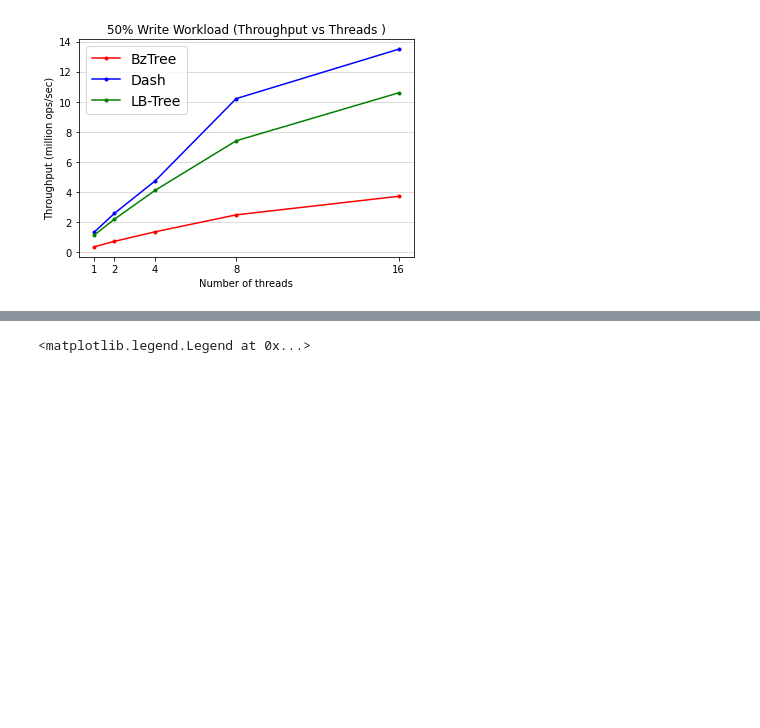
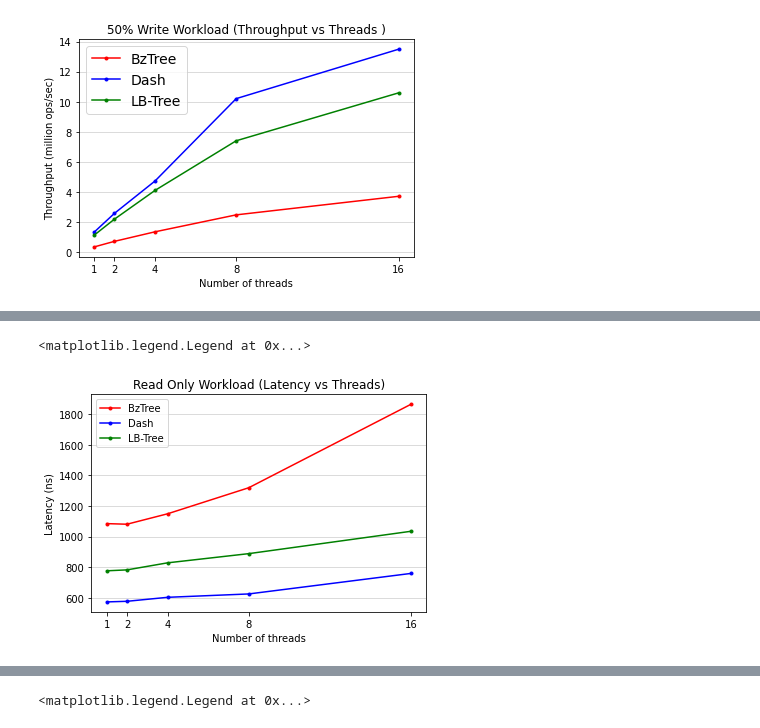
Before and after one commit to nisargshah95/Comparison-of-Indexes-for-PMem, a Jupyter notebook: CS764.ipynb, the cells around one changed output, grey strips where cells are left out. Cells and saved outputs as stored; diff of their text form; code cells hidden in the pictures; blank space fills up the shorter version.

```diff
--- a/CS764.ipynb
+++ b/CS764.ipynb
@@ -210,0 +215,21 @@ plt.legend(handles=[bzMedian50WriteLine, dMedianLatency50Write, bz99Latency50Wri
+# %%
+# READ ONLY - P99 LATENCY VS THREADS (ACROSS TREES)
+
+plt.figure()
+#bzMedianReadOnlyLine, = plt.plot(threads, bztree_0_p50, fmt, color = colors[0], label = 'BzTree')
+#dMedianReadOnlyLine, = plt.plot(threads, dash_0_p50, fmt, color = colors[1], label = 'Dash')
+#lReadOnlyLine, = plt.plot(threads, lbtree_0_p50, fmt, color=colors[2], label = 'LB-Tree')
+
+bz99LatencyReadOnlyLine, = plt.plot(threads, bztree_0_p99, fmt, color= 'red', label = 'BzTree')
+d99LatencyReadOnlyLine, = plt.plot(threads, dash_0_p99, fmt, color= colors[1], label = 'Dash')
+l99LatencyReadOnlyLine, = plt.plot(threads, lbtree_0_p99, fmt, color= colors[2], label = 'LB-Tree')
+
+plt.xlabel(xlabel)
+plt.xticks(threads)
+plt.ylabel(lat_ylabel_ns)
+plt.title('Read Only Workload (Latency vs Threads)')
+plt.grid(True, axis='y', color='lightgray', which='both')
+plt.legend(handles=[bz99LatencyReadOnlyLine, d99LatencyReadOnlyLine, l99LatencyReadOnlyLine])
+# %% [output]
+<matplotlib.legend.Legend at 0x...>
+[figure, added]
```
Also changed, not shown: parts of 6 cells of this notebook.
